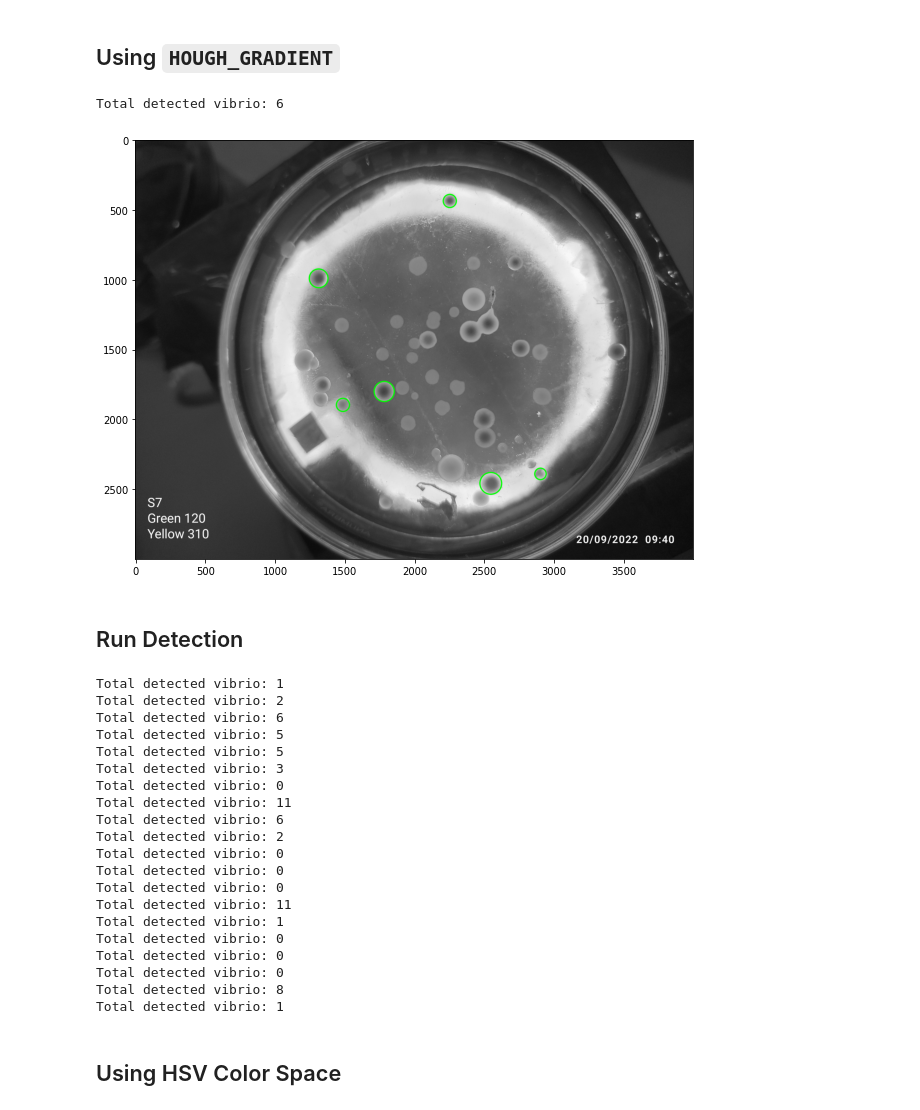
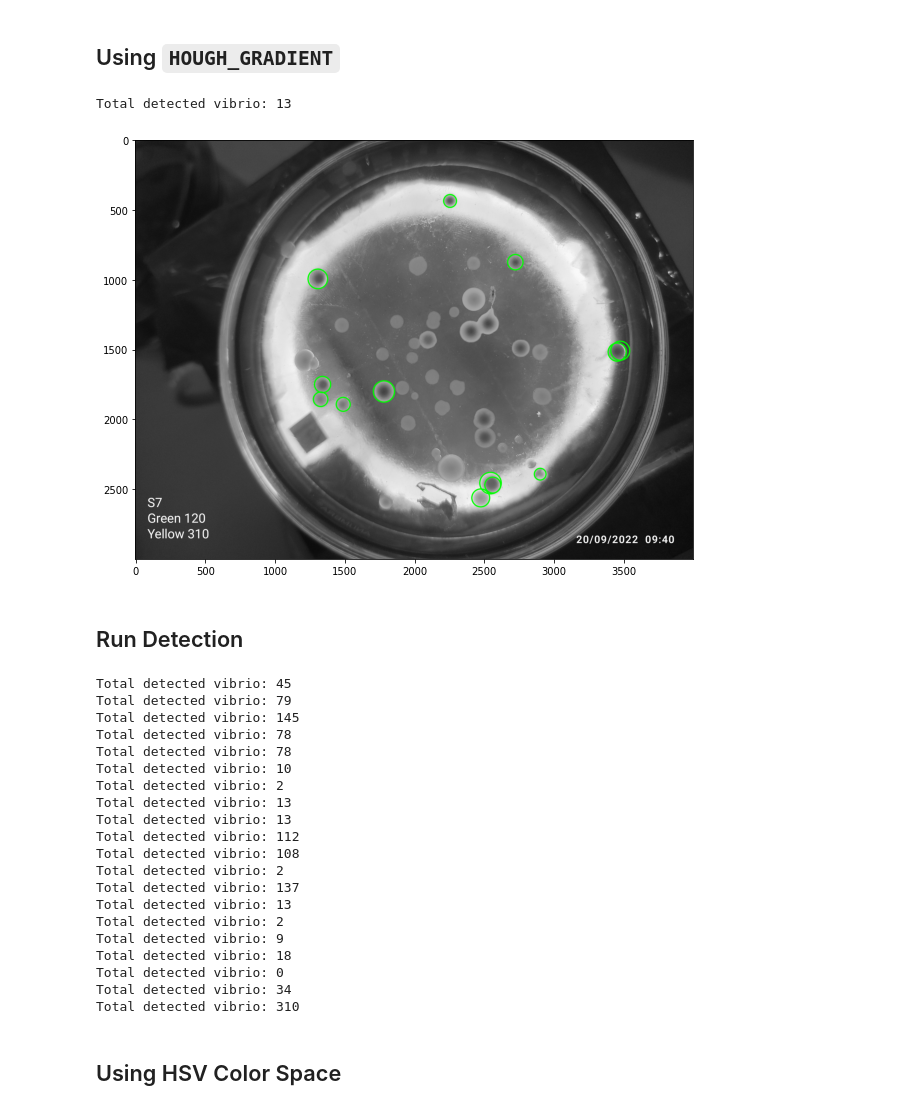
Before and after one commit to Malikanhar/VDE, a Jupyter notebook: notebook/Vibrio - Shape Descriptor.ipynb, the cells around one changed output. Cells and saved outputs as stored; diff of their text form; code cells hidden in the pictures.

```diff
--- a/notebook/Vibrio - Shape Descriptor.ipynb
+++ b/notebook/Vibrio - Shape Descriptor.ipynb
@@ -43,24 +56,24 @@ def detect_circle(
 # %%
 filename = '../dataset/17-45-vibrio.jpg'
 
 img = cv2.imread(filename, cv2.IMREAD_COLOR)
 gray = cv2.cvtColor(img, cv2.COLOR_BGR2GRAY)
 gray_blurred = cv2.blur(gray, (3, 3))
 
 # Apply Hough transform on the blurred image.
-detected_circles = detect_circle(gray_blurred)
+detected_circles = detect_circle(gray)
 
 # Draw circles that are detected.
 img_osd = draw_circle(gray, detected_circles)
 
 if detected_circles is not None:
     print('Total detected vibrio: {}'.format(len(detected_circles[0, :])))
     plt.imshow(img_osd)
 else:
     print('Total detected vibrio: 0')
 # %% [output]
-Total detected vibrio: 6
+Total detected vibrio: 13
-[figure, old version]
+[figure, new version]
 # %% [markdown]
 ## Run Detection
 # %%
@@ -76,7 +89,7 @@ for filename in glob('{}/*.jpg'.format(src_dir)):
     gray_blurred = cv2.blur(gray, (3, 3))
 
     # Apply Hough transform on the blurred image.
-    detected_circles = detect_circle(gray_blurred)
+    detected_circles = detect_circle(gray)
 
     # Draw circles that are detected.
     img_osd = draw_circle(img, detected_circles)
@@ -87,28 +100,29 @@ for filename in glob('{}/*.jpg'.format(src_dir)):
         print('Total detected vibrio: 0')
 
     save_filename = '{}/{}'.format(save_dir, os.path.basename(filename))
+    img_osd = resize_keep_ratio(img_osd, 640)
     cv2.imwrite(save_filename, cv2.cvtColor(img_osd, cv2.COLOR_BGR2RGB))
 # %% [output]
-Total detected vibrio: 1
+Total detected vibrio: 45
+Total detected vibrio: 79
+Total detected vibrio: 145
+Total detected vibrio: 78
+Total detected vibrio: 78
+Total detected vibrio: 10
 Total detected vibrio: 2
-Total detected vibrio: 6
-Total detected vibrio: 5
-Total detected vibrio: 5
-Total detected vibrio: 3
+Total detected vibrio: 13
+Total detected vibrio: 13
+Total detected vibrio: 112
+Total detected vibrio: 108
+Total detected vibrio: 2
+Total detected vibrio: 137
+Total detected vibrio: 13
+Total detected vibrio: 2
+Total detected vibrio: 9
+Total detected vibrio: 18
 Total detected vibrio: 0
-Total detected vibrio: 11
-Total detected vibrio: 6
-Total detected vibrio: 2
-Total detected vibrio: 0
-Total detected vibrio: 0
-Total detected vibrio: 0
-Total detected vibrio: 11
-Total detected vibrio: 1
-Total detected vibrio: 0
-Total detected vibrio: 0
-Total detected vibrio: 0
-Total detected vibrio: 8
-Total detected vibrio: 1
+Total detected vibrio: 34
+Total detected vibrio: 310
 # %% [markdown]
 ## Using HSV Color Space
 # %%
```
Also changed, not shown: parts of 3 cells of this notebook.
